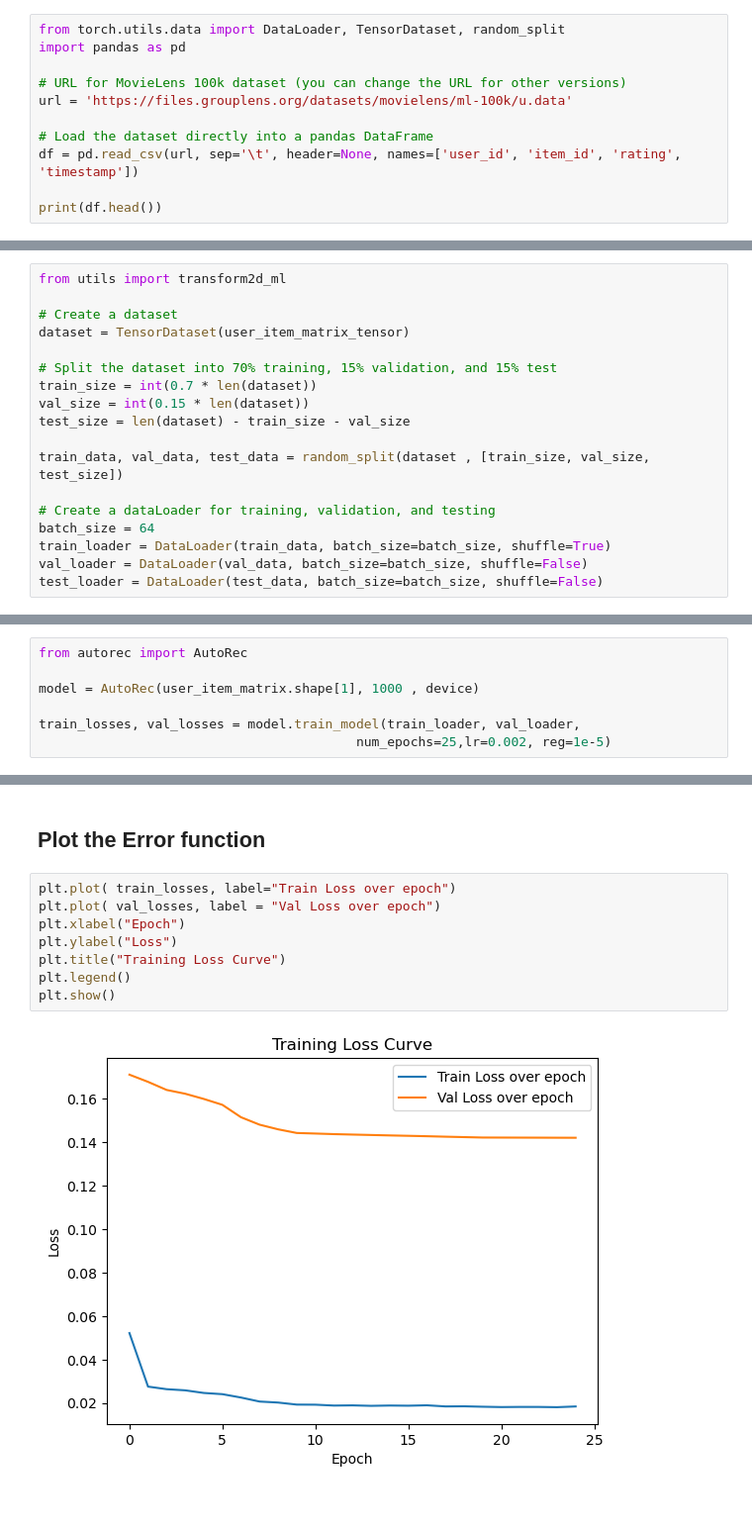
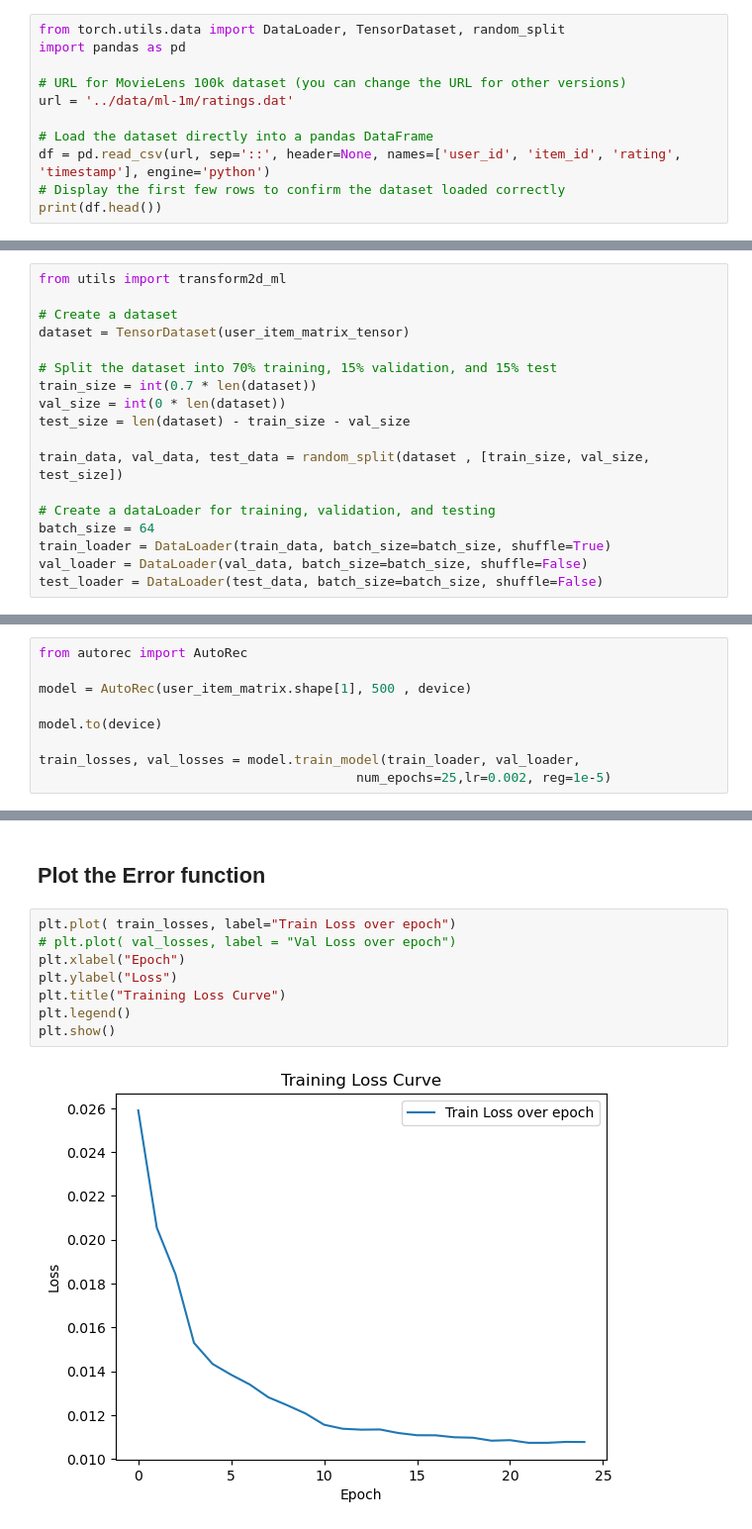
Before and after one commit to nguyentuss/DL, a Jupyter notebook: Recommender Systems/AutoRec.ipynb, the cells around one changed output, grey strips where cells are left out. Shown at 99% size. Cells and saved outputs as stored; diff of their text form.

```diff
--- a/Recommender Systems/AutoRec.ipynb
+++ b/Recommender Systems/AutoRec.ipynb
@@ -15,11 +15,11 @@ from torch.utils.data import DataLoader, TensorDataset, random_split
 import pandas as pd
 
 # URL for MovieLens 100k dataset (you can change the URL for other versions)
-url = 'https://files.grouplens.org/datasets/movielens/ml-100k/u.data'
+url = '../data/ml-1m/ratings.dat'
 
 # Load the dataset directly into a pandas DataFrame
-df = pd.read_csv(url, sep='\t', header=None, names=['user_id', 'item_id', 'rating', 'timestamp'])
-
+df = pd.read_csv(url, sep='::', header=None, names=['user_id', 'item_id', 'rating', 'timestamp'], engine='python')
+# Display the first few rows to confirm the dataset loaded correctly
 print(df.head())
 # %% [output]
    user_id  item_id  rating  timestamp
@@ -90,7 +90,7 @@ dataset = TensorDataset(user_item_matrix_tensor)
 
 # Split the dataset into 70% training, 15% validation, and 15% test
 train_size = int(0.7 * len(dataset))
-val_size = int(0.15 * len(dataset))
+val_size = int(0 * len(dataset))
 test_size = len(dataset) - train_size - val_size
 
 train_data, val_data, test_data = random_split(dataset , [train_size, val_size, test_size])
@@ -105,7 +105,9 @@ test_loader = DataLoader(test_data, batch_size=batch_size, shuffle=False)
 # %%
 from autorec import AutoRec
 
-model = AutoRec(user_item_matrix.shape[1], 1000 , device)
+model = AutoRec(user_item_matrix.shape[1], 500 , device)
+
+model.to(device)
 
 train_losses, val_losses = model.train_model(train_loader, val_loader,
                                          num_epochs=25,lr=0.002, reg=1e-5)
@@ -131,14 +133,14 @@ Epoch 25/25, Train Loss: 0.0185, Val Loss: 0.1419, Time: 0.44s
 ## Plot the Error function
 # %%
 plt.plot( train_losses, label="Train Loss over epoch")
-plt.plot( val_losses, label = "Val Loss over epoch")
+# plt.plot( val_losses, label = "Val Loss over epoch")
 plt.xlabel("Epoch")
 plt.ylabel("Loss")
 plt.title("Training Loss Curve")
 plt.legend()
 plt.show()
 # %% [output]
-[figure, old version]
+[figure, new version]
 # %%
 print("Test Loss: ",model.evaluate(test_loader=test_loader))
 # %% [output]
```
Also changed, not shown: parts of 5 cells of this notebook, 11 other files.
